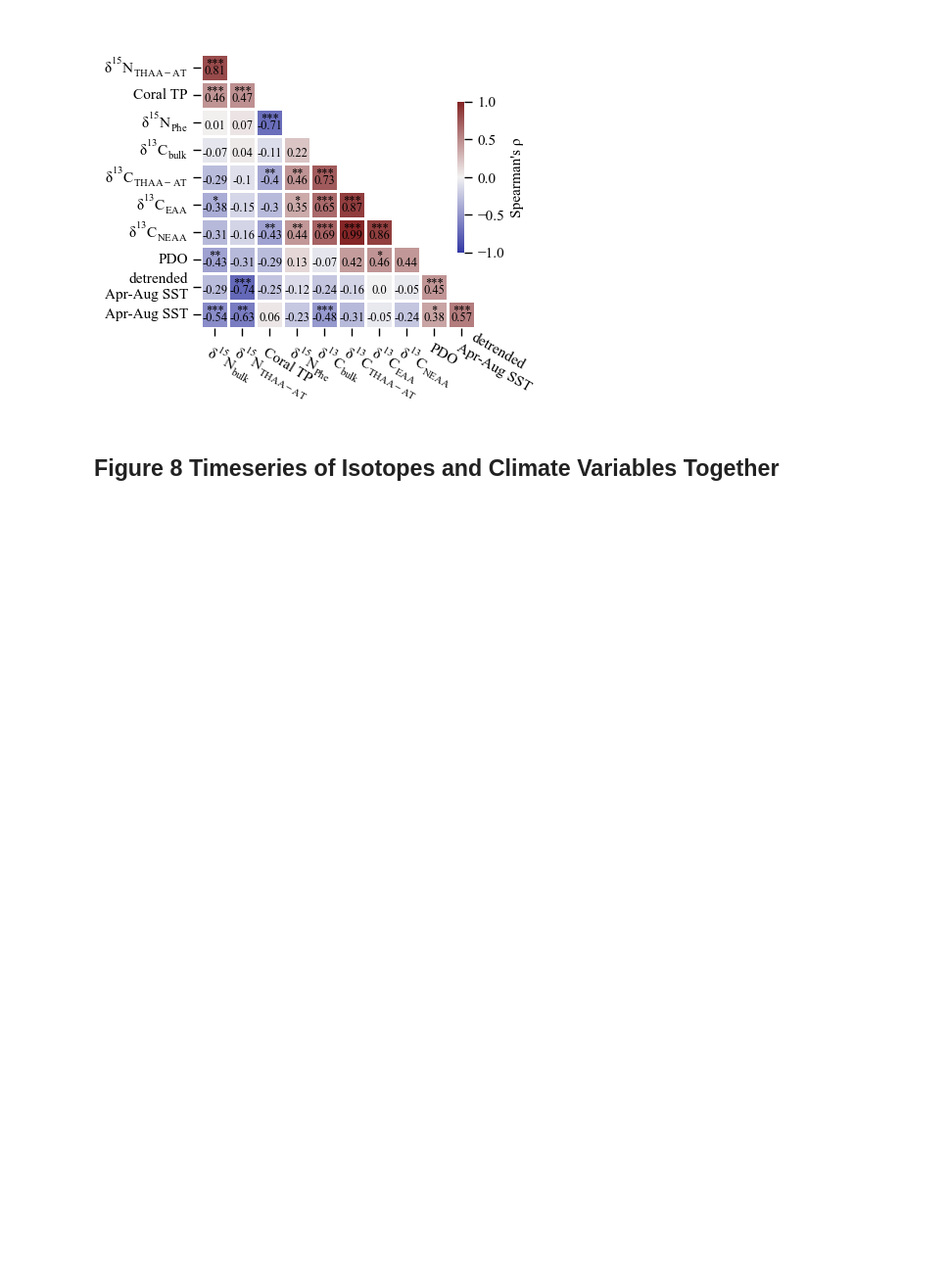
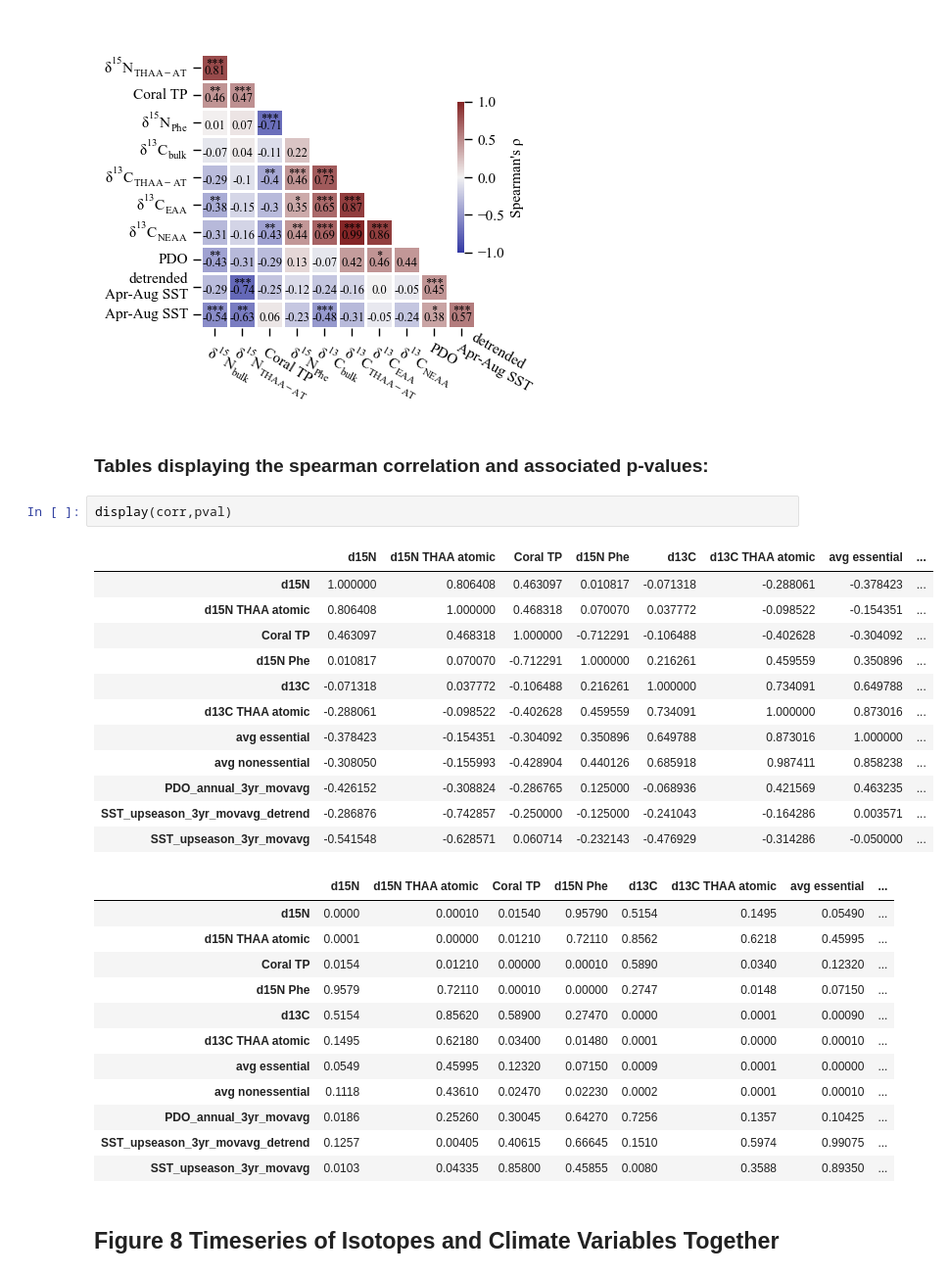
Before and after one commit to evepug/SurRidgeBambooCoral, a Jupyter notebook: Figs2through8andsupplemental.ipynb, the cells around one changed output. Shown at 98% size. Cells and saved outputs as stored; diff of their text form; blank space fills up the shorter version.

Commit message:
Add table with spearman's rho and p-values to results in jupyter notebook

```diff
--- a/Figs2through8andsupplemental.ipynb
+++ b/Figs2through8andsupplemental.ipynb
@@ -1240,6 +1240,35 @@ plt.show()
 plt.close()
 # %% [output]
 [figure]
+# %% [markdown]
+### Tables displaying the spearman correlation and associated p-values:
+# %%
+display(corr,pval)
+# %% [output]
+|  | d15N | d15N THAA atomic | Coral TP | d15N Phe | d13C | d13C THAA atomic | avg essential | ... |
+| d15N | 1.000000 | 0.806408 | 0.463097 | 0.010817 | -0.071318 | -0.288061 | -0.378423 | ... |
+| d15N THAA atomic | 0.806408 | 1.000000 | 0.468318 | 0.070070 | 0.037772 | -0.098522 | -0.154351 | ... |
+| Coral TP | 0.463097 | 0.468318 | 1.000000 | -0.712291 | -0.106488 | -0.402628 | -0.304092 | ... |
+| d15N Phe | 0.010817 | 0.070070 | -0.712291 | 1.000000 | 0.216261 | 0.459559 | 0.350896 | ... |
+| d13C | -0.071318 | 0.037772 | -0.106488 | 0.216261 | 1.000000 | 0.734091 | 0.649788 | ... |
+| d13C THAA atomic | -0.288061 | -0.098522 | -0.402628 | 0.459559 | 0.734091 | 1.000000 | 0.873016 | ... |
+| avg essential | -0.378423 | -0.154351 | -0.304092 | 0.350896 | 0.649788 | 0.873016 | 1.000000 | ... |
+| avg nonessential | -0.308050 | -0.155993 | -0.428904 | 0.440126 | 0.685918 | 0.987411 | 0.858238 | ... |
+| PDO_annual_3yr_movavg | -0.426152 | -0.308824 | -0.286765 | 0.125000 | -0.068936 | 0.421569 | 0.463235 | ... |
+| SST_upseason_3yr_movavg_detrend | -0.286876 | -0.742857 | -0.250000 | -0.125000 | -0.241043 | -0.164286 | 0.003571 | ... |
+| SST_upseason_3yr_movavg | -0.541548 | -0.628571 | 0.060714 | -0.232143 | -0.476929 | -0.314286 | -0.050000 | ... |
+|  | d15N | d15N THAA atomic | Coral TP | d15N Phe | d13C | d13C THAA atomic | avg essential | ... |
+| d15N | 0.0000 | 0.00010 | 0.01540 | 0.95790 | 0.5154 | 0.1495 | 0.05490 | ... |
+| d15N THAA atomic | 0.0001 | 0.00000 | 0.01210 | 0.72110 | 0.8562 | 0.6218 | 0.45995 | ... |
+| Coral TP | 0.0154 | 0.01210 | 0.00000 | 0.00010 | 0.5890 | 0.0340 | 0.12320 | ... |
+| d15N Phe | 0.9579 | 0.72110 | 0.00010 | 0.00000 | 0.2747 | 0.0148 | 0.07150 | ... |
+| d13C | 0.5154 | 0.85620 | 0.58900 | 0.27470 | 0.0000 | 0.0001 | 0.00090 | ... |
+| d13C THAA atomic | 0.1495 | 0.62180 | 0.03400 | 0.01480 | 0.0001 | 0.0000 | 0.00010 | ... |
+| avg essential | 0.0549 | 0.45995 | 0.12320 | 0.07150 | 0.0009 | 0.0001 | 0.00000 | ... |
+| avg nonessential | 0.1118 | 0.43610 | 0.02470 | 0.02230 | 0.0002 | 0.0001 | 0.00010 | ... |
+| PDO_annual_3yr_movavg | 0.0186 | 0.25260 | 0.30045 | 0.64270 | 0.7256 | 0.1357 | 0.10425 | ... |
+| SST_upseason_3yr_movavg_detrend | 0.1257 | 0.00405 | 0.40615 | 0.66645 | 0.1510 | 0.5974 | 0.99075 | ... |
+| SST_upseason_3yr_movavg | 0.0103 | 0.04335 | 0.85800 | 0.45855 | 0.0080 | 0.3588 | 0.89350 | ... |
 # %% [markdown]
 ## Figure 8 Timeseries of Isotopes and Climate Variables Together
 # %%
```
Also changed, not shown: parts of 1 cell of this notebook, 6 other files.
